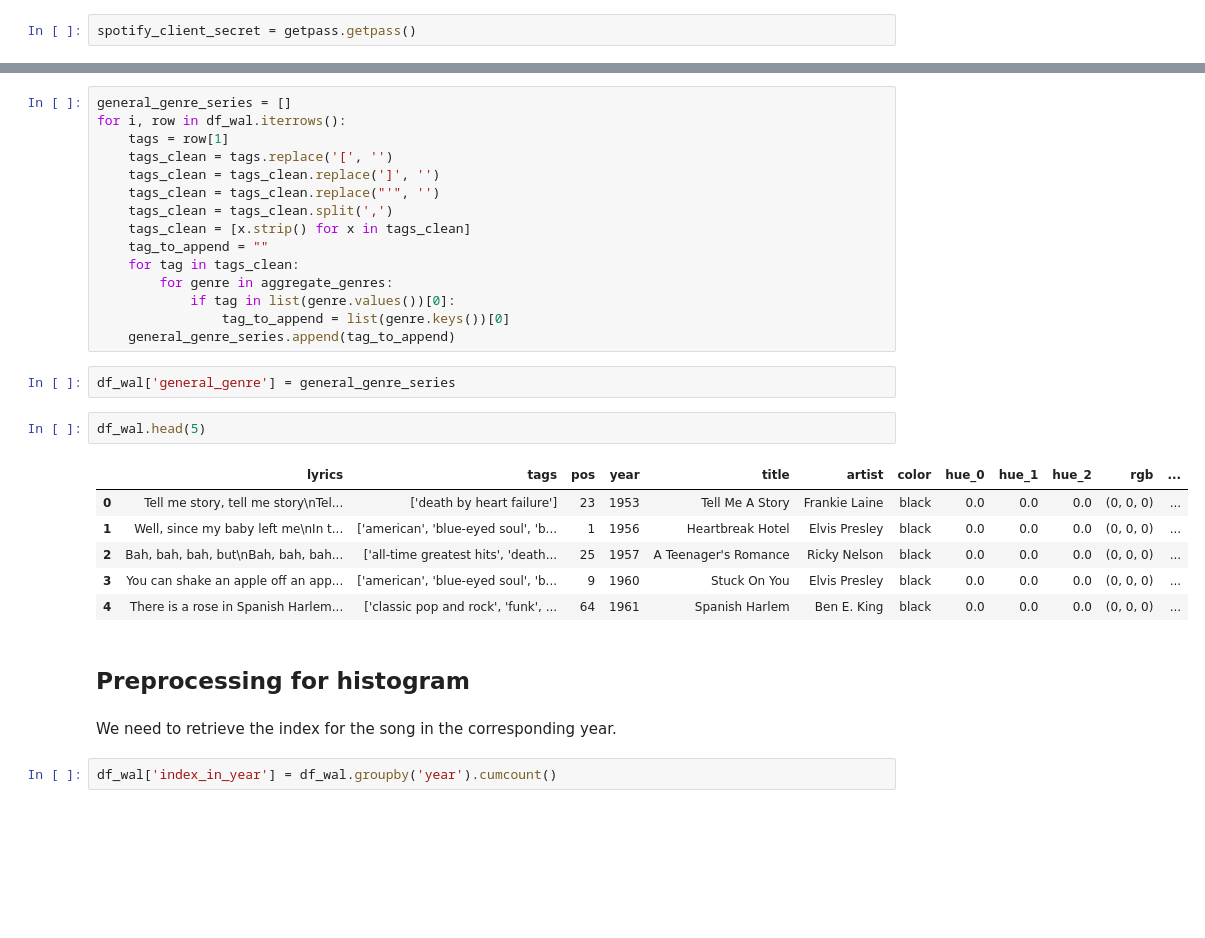
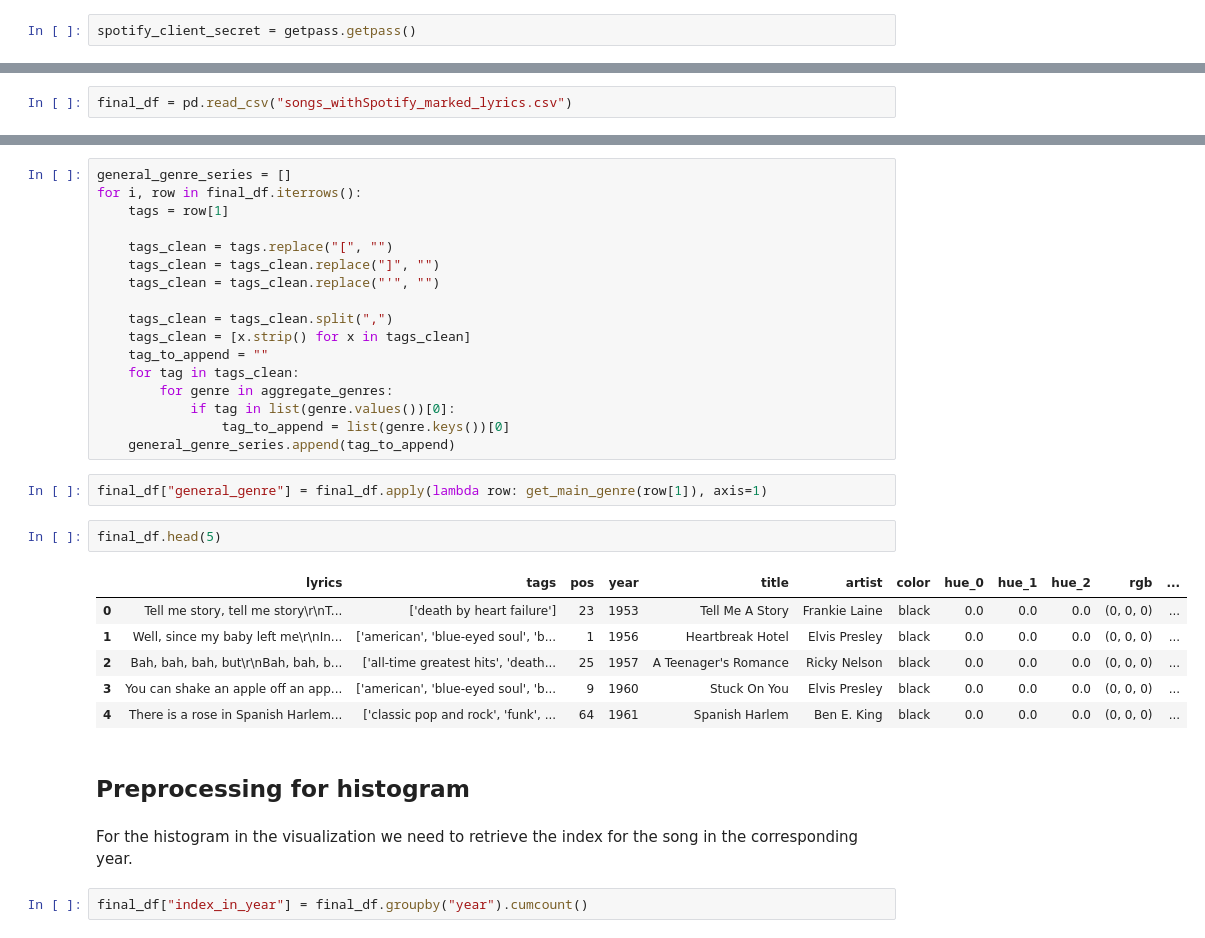
Before and after one commit to com-480-data-visualization/data-visualization-project-2021-pia, a Jupyter notebook: exploratory_analysis.ipynb, the cells around one changed output, grey strips where cells are left out. Drawn from its saved outputs; the diff is of its cells as text; blank space fills up the shorter version.

```diff
--- a/exploratory_analysis.ipynb
+++ b/exploratory_analysis.ipynb
@@ -423,0 +501,2 @@ df_wal.head(2)
+# %%
+final_df = pd.read_csv("songs_withSpotify_marked_lyrics.csv")
@@ -443,11 +750,13 @@ reggae
 # %%
 general_genre_series = []
-for i, row in df_wal.iterrows():
+for i, row in final_df.iterrows():
     tags = row[1]
-    tags_clean = tags.replace('[', '')
-    tags_clean = tags_clean.replace(']', '')
-    tags_clean = tags_clean.replace("'", '')
-    tags_clean = tags_clean.split(',')
+
+    tags_clean = tags.replace("[", "")
+    tags_clean = tags_clean.replace("]", "")
+    tags_clean = tags_clean.replace("'", "")
+
+    tags_clean = tags_clean.split(",")
     tags_clean = [x.strip() for x in tags_clean]
     tag_to_append = ""
     for tag in tags_clean:
@@ -455,20 +764,20 @@ for i, row in df_wal.iterrows():
             if tag in list(genre.values())[0]:
                 tag_to_append = list(genre.keys())[0]
     general_genre_series.append(tag_to_append)
-# %%
-df_wal['general_genre'] = general_genre_series
+# %%
+final_df["general_genre"] = final_df.apply(lambda row: get_main_genre(row[1]), axis=1)
 # %%
-df_wal.head(5)
+final_df.head(5)
 # %% [output]
 |  | lyrics | tags | pos | year | title | artist | color | hue_0 | hue_1 | hue_2 | rgb | ... |
-| 0 | Tell me story, tell me story\nTel... | ['death by heart failure'] | 23 | 1953 | Tell Me A Story | Frankie Laine | black | 0.0 | 0.0 | 0.0 | (0, 0, 0) | ... |
-| 1 | Well, since my baby left me\nIn t... | ['american', 'blue-eyed soul', 'b... | 1 | 1956 | Heartbreak Hotel | Elvis Presley | black | 0.0 | 0.0 | 0.0 | (0, 0, 0) | ... |
-| 2 | Bah, bah, bah, but\nBah, bah, bah... | ['all-time greatest hits', 'death... | 25 | 1957 | A Teenager's Romance | Ricky Nelson | black | 0.0 | 0.0 | 0.0 | (0, 0, 0) | ... |
+| 0 | Tell me story, tell me story\r\nT... | ['death by heart failure'] | 23 | 1953 | Tell Me A Story | Frankie Laine | black | 0.0 | 0.0 | 0.0 | (0, 0, 0) | ... |
+| 1 | Well, since my baby left me\r\nIn... | ['american', 'blue-eyed soul', 'b... | 1 | 1956 | Heartbreak Hotel | Elvis Presley | black | 0.0 | 0.0 | 0.0 | (0, 0, 0) | ... |
+| 2 | Bah, bah, bah, but\r\nBah, bah, b... | ['all-time greatest hits', 'death... | 25 | 1957 | A Teenager's Romance | Ricky Nelson | black | 0.0 | 0.0 | 0.0 | (0, 0, 0) | ... |
 | 3 | You can shake an apple off an app... | ['american', 'blue-eyed soul', 'b... | 9 | 1960 | Stuck On You | Elvis Presley | black | 0.0 | 0.0 | 0.0 | (0, 0, 0) | ... |
 | 4 | There is a rose in Spanish Harlem... | ['classic pop and rock', 'funk', ... | 64 | 1961 | Spanish Harlem | Ben E. King | black | 0.0 | 0.0 | 0.0 | (0, 0, 0) | ... |
 # %% [markdown]
 ## Preprocessing for histogram
 # %% [markdown]
-We need to retrieve the index for the song in the corresponding year.
+For the histogram in the visualization we need to retrieve the index for the song in the corresponding year.
 # %%
-df_wal['index_in_year'] = df_wal.groupby('year').cumcount()
+final_df["index_in_year"] = final_df.groupby("year").cumcount()
```
Also changed, not shown: parts of 81 cells of this notebook, 4 other files.
